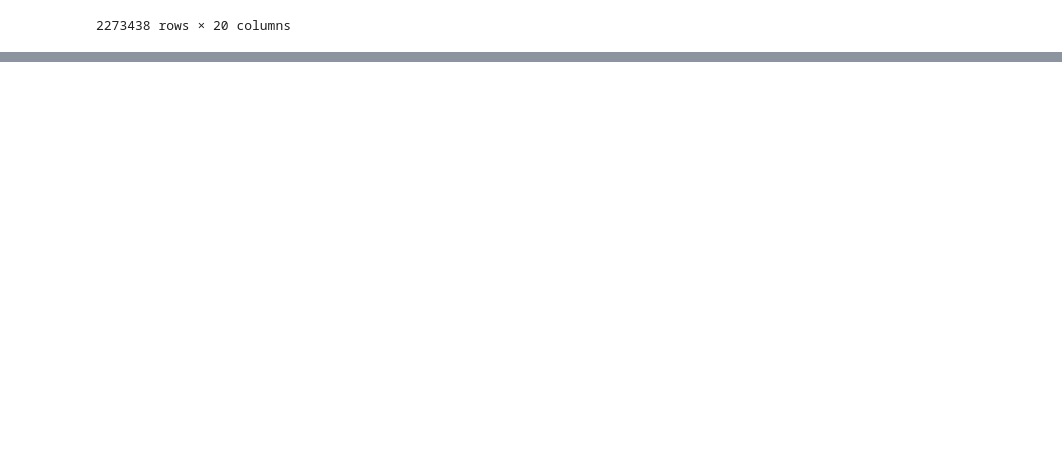
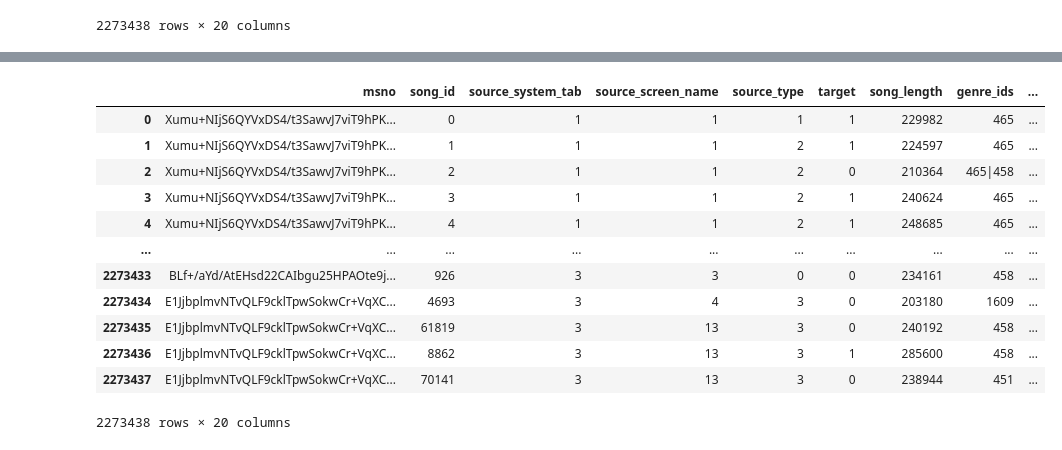
Before and after one commit to DoodleBears/cis_learn, a Jupyter notebook: dataset/kkbox/kkbox_merge_train_songs_members.ipynb, the cells around one changed output, grey strips where cells are left out. Saved outputs shown, nothing was run; the diff lists cells and outputs as text; code cells hidden in the pictures; blank space fills up the shorter version.

Commit message:
data: 将msno(user_id)和song_id也转为 int 并增加 dict 对应原数据

```diff
--- a/dataset/kkbox/kkbox_merge_train_songs_members.ipynb
+++ b/dataset/kkbox/kkbox_merge_train_songs_members.ipynb
@@ -80,3 +81,15 @@ X_full
 | 2273436 | E1JjbplmvNTvQLF9cklTpwSokwCr+VqXC... | lYYc1FX2LSurKiqfQ2M8LhN0qhaoODUtP... | 3 | 13 | 3 | 1 | 285600 | 458 | ... |
 | 2273437 | E1JjbplmvNTvQLF9cklTpwSokwCr+VqXC... | O+tsLs/SVJXucV3fcay+vJ98xtLKUp3I+... | 3 | 13 | 3 | 0 | 238944 | 451 | ... |
 2273438 rows × 20 columns
+# %%
+# 将song_id 转化为 int
+song_id_list = np.array(X_full.song_id.unique())
+song_id_map = {}
+song_id_dict = {}
+for i in range(len(song_id_list)):
+    temp_str = str(song_id_list[i])
+    song_id_map.update({temp_str:i})
+    song_id_dict.update({i:temp_str})
+
+X_full['song_id'] = X_full.song_id.map(song_id_map)
+song_id_map
@@ -82,0 +118,16 @@ X_full
+# %%
+X_full
+# %% [output]
+|  | msno | song_id | source_system_tab | source_screen_name | source_type | target | song_length | genre_ids | ... |
+| 0 | Xumu+NIjS6QYVxDS4/t3SawvJ7viT9hPK... | 0 | 1 | 1 | 1 | 1 | 229982 | 465 | ... |
+| 1 | Xumu+NIjS6QYVxDS4/t3SawvJ7viT9hPK... | 1 | 1 | 1 | 2 | 1 | 224597 | 465 | ... |
+| 2 | Xumu+NIjS6QYVxDS4/t3SawvJ7viT9hPK... | 2 | 1 | 1 | 2 | 0 | 210364 | 465|458 | ... |
+| 3 | Xumu+NIjS6QYVxDS4/t3SawvJ7viT9hPK... | 3 | 1 | 1 | 2 | 1 | 240624 | 465 | ... |
+| 4 | Xumu+NIjS6QYVxDS4/t3SawvJ7viT9hPK... | 4 | 1 | 1 | 2 | 1 | 248685 | 465 | ... |
+| ... | ... | ... | ... | ... | ... | ... | ... | ... | ... |
+| 2273433 | BLf+/aYd/AtEHsd22CAIbgu25HPAOte9j... | 926 | 3 | 3 | 0 | 0 | 234161 | 458 | ... |
+| 2273434 | E1JjbplmvNTvQLF9cklTpwSokwCr+VqXC... | 4693 | 3 | 4 | 3 | 0 | 203180 | 1609 | ... |
+| 2273435 | E1JjbplmvNTvQLF9cklTpwSokwCr+VqXC... | 61819 | 3 | 13 | 3 | 0 | 240192 | 458 | ... |
+| 2273436 | E1JjbplmvNTvQLF9cklTpwSokwCr+VqXC... | 8862 | 3 | 13 | 3 | 1 | 285600 | 458 | ... |
+| 2273437 | E1JjbplmvNTvQLF9cklTpwSokwCr+VqXC... | 70141 | 3 | 13 | 3 | 0 | 238944 | 451 | ... |
+2273438 rows × 20 columns
```
Also changed, not shown: parts of 6 cells of this notebook.
